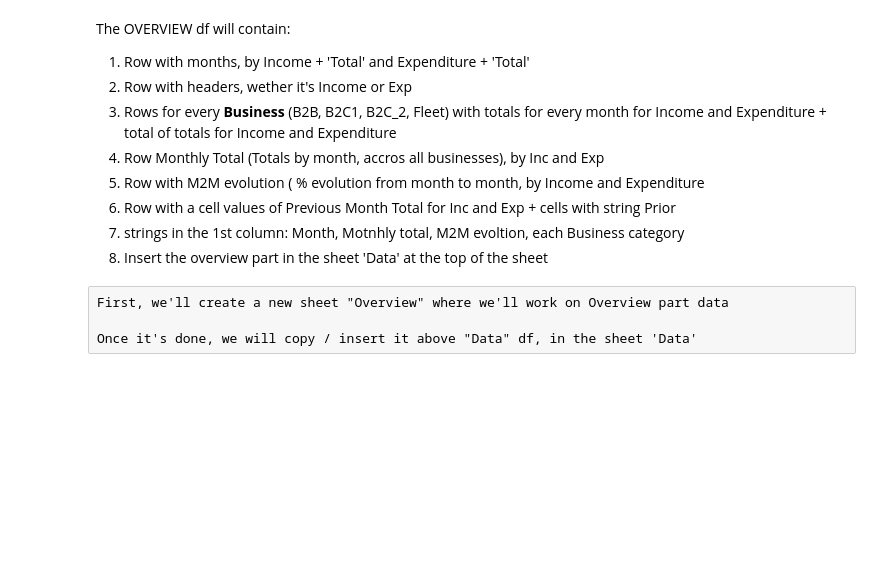
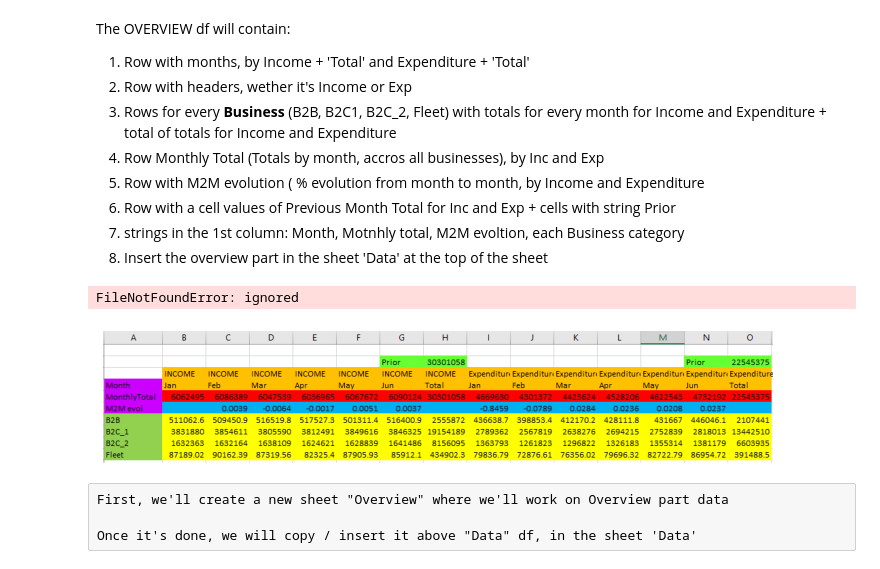
Before and after one commit to datalover2023/Module_4, a Jupyter notebook: Budget_UseCase_Module_4.ipynb, the cells around one changed output. Cells and saved outputs as stored; diff of their text form; code cells hidden in the pictures; blank space fills up the shorter version.

```diff
--- a/Budget_UseCase_Module_4.ipynb
+++ b/Budget_UseCase_Module_4.ipynb
@@ -1176,24 +1345,28 @@ The OVERVIEW df will contain:
 8.  Insert the overview part in the sheet 'Data' at the top of the sheet
 # %%
 # overview part
-img = mpimg.imread('images/img_4.PNG')
+img = mpimg.imread('images/img_4.png') # if an error then change to lower/upper case .png
 plt.rcParams['figure.figsize'] = [18, 14]
 plt.imshow(img)
 
 plt.axis('off')
 plt.show()
+# %% [output]
+FileNotFoundError: ignored
 # %%
 # orange:  for header + month+ TOTAL
 # yellow: totals by month for each business
 # red:  totals by monhtù + total across businesses
 # blue: M2M ev ==> % change
 # purple+ green : eaders for rows
 
-img = mpimg.imread('images/img_6.PNG')
+img = mpimg.imread('images/img_6.png')
 plt.imshow(img)
 plt.rcParams['figure.figsize'] = [12, 10]
 plt.axis('off')
 plt.show()
+# %% [output]
+[figure, added]
 # %% [raw]
 First, we'll create a new sheet "Overview" where we'll work on Overview part data
 
```
Also changed, not shown: parts of 116 cells of this notebook.
